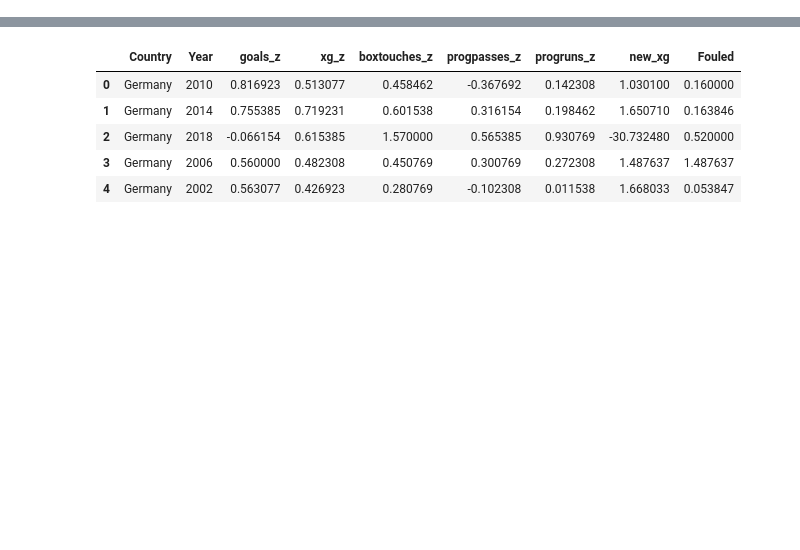
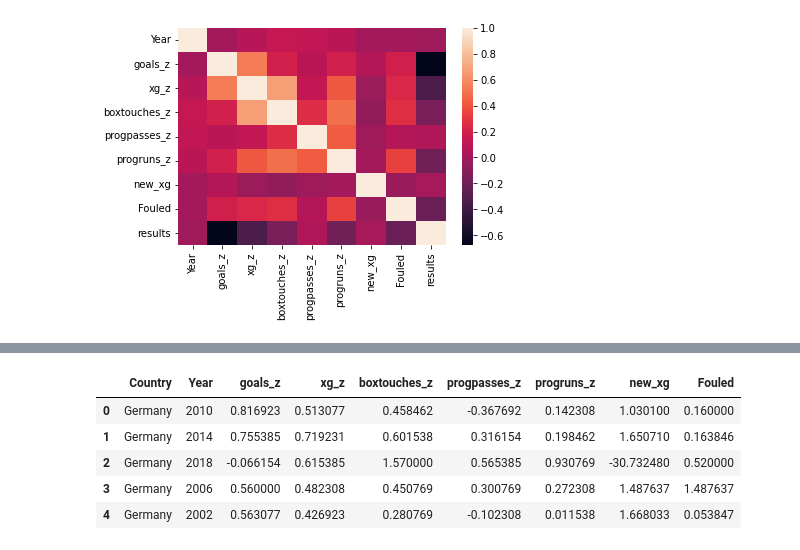
Before and after one commit to RyanJTalbot/bookcamp, a Jupyter notebook: world_cup/fifa/Regression Models on WC Data.ipynb, the cells around one changed output, grey strips where cells are left out. Cells and saved outputs as stored; diff of their text form; code cells hidden in the pictures; blank space fills up the shorter version.

```diff
--- a/world_cup/fifa/Regression Models on WC Data.ipynb
+++ b/world_cup/fifa/Regression Models on WC Data.ipynb
@@ -19,0 +48,4 @@ df.head()
+# %%
+sns.heatmap(df.corr());
+# %% [output]
+[figure, added]
```
Also changed, not shown: parts of 62 cells of this notebook, 2 other files.
